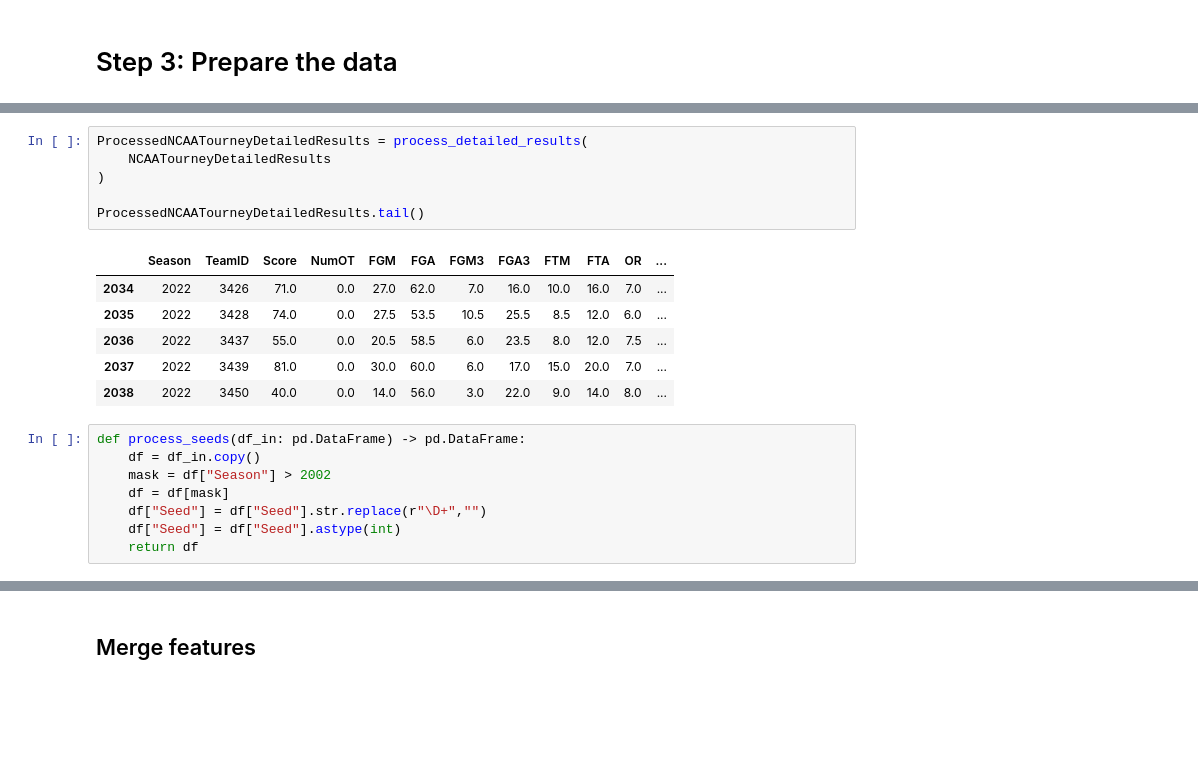
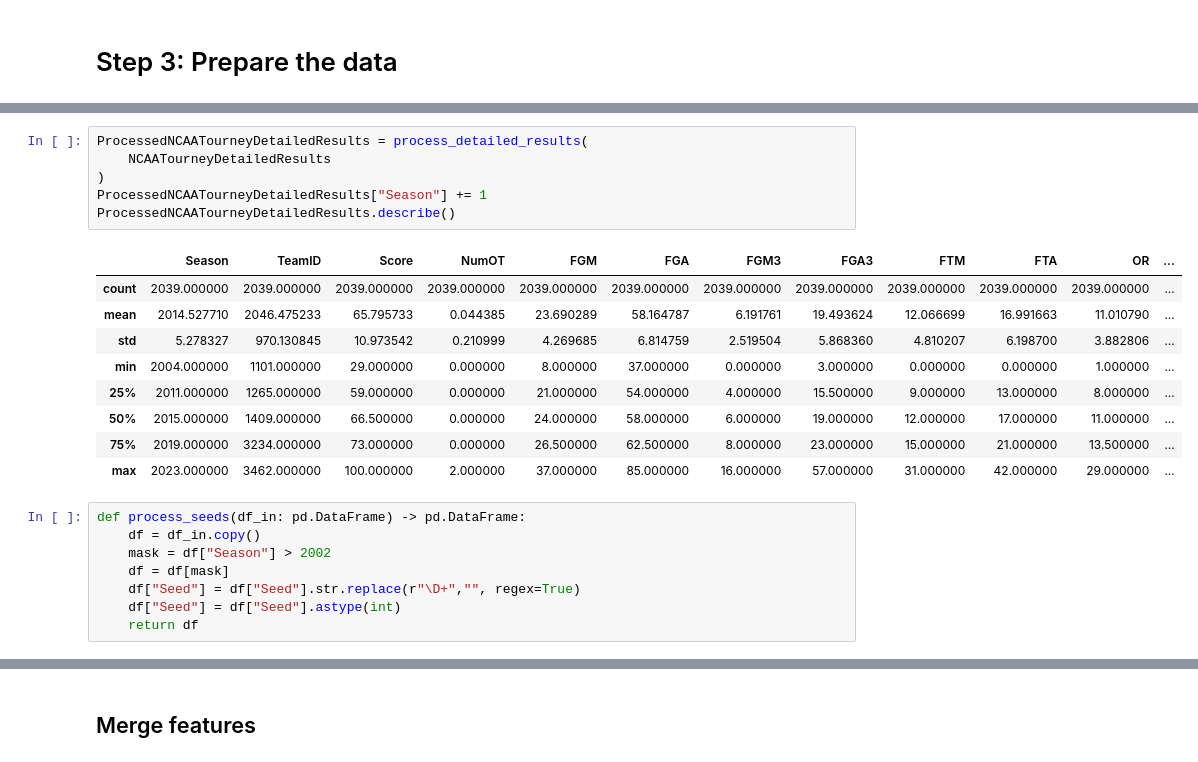
Before and after one commit to sethchart/kaggle-march-machine-learning-mania, a Jupyter notebook: kernels/warmup/notebook.ipynb, the cells around one changed output, grey strips where cells are left out. Drawn from its saved outputs; the diff is of its cells as text; blank space fills up the shorter version.

```diff
--- a/kernels/warmup/notebook.ipynb
+++ b/kernels/warmup/notebook.ipynb
@@ -143,22 +155,25 @@ ProcessedRegularSeasonDetailedResults.tail()
 # %%
 ProcessedNCAATourneyDetailedResults = process_detailed_results(
     NCAATourneyDetailedResults
 )
-
-ProcessedNCAATourneyDetailedResults.tail()
+ProcessedNCAATourneyDetailedResults["Season"] += 1
+ProcessedNCAATourneyDetailedResults.describe()
 # %% [output]
 |  | Season | TeamID | Score | NumOT | FGM | FGA | FGM3 | FGA3 | FTM | FTA | OR | ... |
-| 2034 | 2022 | 3426 | 71.0 | 0.0 | 27.0 | 62.0 | 7.0 | 16.0 | 10.0 | 16.0 | 7.0 | ... |
-| 2035 | 2022 | 3428 | 74.0 | 0.0 | 27.5 | 53.5 | 10.5 | 25.5 | 8.5 | 12.0 | 6.0 | ... |
-| 2036 | 2022 | 3437 | 55.0 | 0.0 | 20.5 | 58.5 | 6.0 | 23.5 | 8.0 | 12.0 | 7.5 | ... |
-| 2037 | 2022 | 3439 | 81.0 | 0.0 | 30.0 | 60.0 | 6.0 | 17.0 | 15.0 | 20.0 | 7.0 | ... |
-| 2038 | 2022 | 3450 | 40.0 | 0.0 | 14.0 | 56.0 | 3.0 | 22.0 | 9.0 | 14.0 | 8.0 | ... |
+| count | 2039.000000 | 2039.000000 | 2039.000000 | 2039.000000 | 2039.000000 | 2039.000000 | 2039.000000 | 2039.000000 | 2039.000000 | 2039.000000 | 2039.000000 | ... |
+| mean | 2014.527710 | 2046.475233 | 65.795733 | 0.044385 | 23.690289 | 58.164787 | 6.191761 | 19.493624 | 12.066699 | 16.991663 | 11.010790 | ... |
+| std | 5.278327 | 970.130845 | 10.973542 | 0.210999 | 4.269685 | 6.814759 | 2.519504 | 5.868360 | 4.810207 | 6.198700 | 3.882806 | ... |
+| min | 2004.000000 | 1101.000000 | 29.000000 | 0.000000 | 8.000000 | 37.000000 | 0.000000 | 3.000000 | 0.000000 | 0.000000 | 1.000000 | ... |
+| 25% | 2011.000000 | 1265.000000 | 59.000000 | 0.000000 | 21.000000 | 54.000000 | 4.000000 | 15.500000 | 9.000000 | 13.000000 | 8.000000 | ... |
+| 50% | 2015.000000 | 1409.000000 | 66.500000 | 0.000000 | 24.000000 | 58.000000 | 6.000000 | 19.000000 | 12.000000 | 17.000000 | 11.000000 | ... |
+| 75% | 2019.000000 | 3234.000000 | 73.000000 | 0.000000 | 26.500000 | 62.500000 | 8.000000 | 23.000000 | 15.000000 | 21.000000 | 13.500000 | ... |
+| max | 2023.000000 | 3462.000000 | 100.000000 | 2.000000 | 37.000000 | 85.000000 | 16.000000 | 57.000000 | 31.000000 | 42.000000 | 29.000000 | ... |
 # %%
 def process_seeds(df_in: pd.DataFrame) -> pd.DataFrame:
     df = df_in.copy()
     mask = df["Season"] > 2002
     df = df[mask]
-    df["Seed"] = df["Seed"].str.replace(r"\D+","")
+    df["Seed"] = df["Seed"].str.replace(r"\D+","", regex=True)
     df["Seed"] = df["Seed"].astype(int)
     return df
 # %%
```
Also changed, not shown: parts of 18 cells of this notebook.
